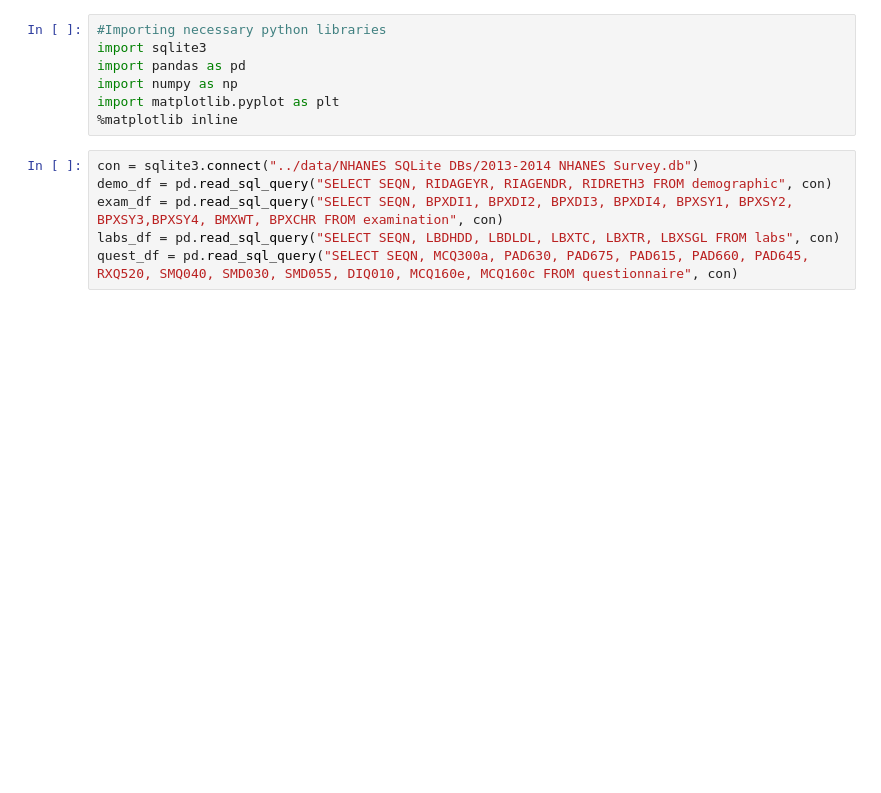
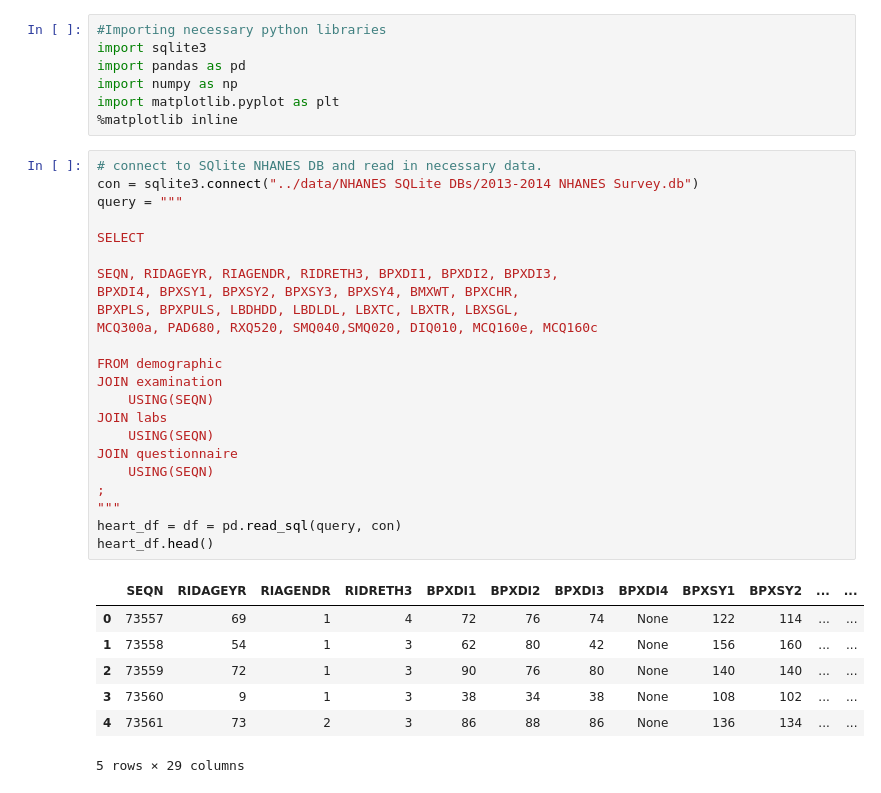
Before and after one commit to chrchristensen1/Deloitte-AI-Acadaemy-Final-Capstone-Project, a Jupyter notebook: Notebooks/Data Preparation.ipynb, the cells around one changed output. Cells and saved outputs as stored; diff of their text form; blank space fills up the shorter version.

```diff
--- a/Notebooks/Data Preparation.ipynb
+++ b/Notebooks/Data Preparation.ipynb
@@ -6,9 +6,34 @@ import numpy as np
 import matplotlib.pyplot as plt
 %matplotlib inline
 # %%
+# connect to SQlite NHANES DB and read in necessary data.
 con = sqlite3.connect("../data/NHANES SQLite DBs/2013-2014 NHANES Survey.db")
-demo_df = pd.read_sql_query("SELECT SEQN, RIDAGEYR, RIAGENDR, RIDRETH3 FROM demographic", con)
-exam_df = pd.read_sql_query("SELECT SEQN, BPXDI1, BPXDI2, BPXDI3, BPXDI4, BPXSY1, BPXSY2, BPXSY3,BPXSY4, BMXWT, BPXCHR FROM examination", con)
-labs_df = pd.read_sql_query("SELECT SEQN, LBDHDD, LBDLDL, LBXTC, LBXTR, LBXSGL FROM labs", con)
-quest_df = pd.read_sql_query("SELECT SEQN, MCQ300a, PAD630, PAD675, PAD615, PAD660, PAD645, RXQ520, SMQ040, SMD030, SMD055, DIQ010, MCQ160e, MCQ160c FROM questionnaire", con)
+query = """
+
+SELECT
+
+SEQN, RIDAGEYR, RIAGENDR, RIDRETH3, BPXDI1, BPXDI2, BPXDI3,
+BPXDI4, BPXSY1, BPXSY2, BPXSY3, BPXSY4, BMXWT, BPXCHR,
+BPXPLS, BPXPULS, LBDHDD, LBDLDL, LBXTC, LBXTR, LBXSGL,
+MCQ300a, PAD680, RXQ520, SMQ040,SMQ020, DIQ010, MCQ160e, MCQ160c
+
+FROM demographic
+JOIN examination
+    USING(SEQN)
+JOIN labs
+    USING(SEQN)
+JOIN questionnaire
+    USING(SEQN)
+;
+"""
+heart_df = df = pd.read_sql(query, con)
+heart_df.head()
+# %% [output]
+|  | SEQN | RIDAGEYR | RIAGENDR | RIDRETH3 | BPXDI1 | BPXDI2 | BPXDI3 | BPXDI4 | BPXSY1 | BPXSY2 | ... | ... |
+| 0 | 73557 | 69 | 1 | 4 | 72 | 76 | 74 | None | 122 | 114 | ... | ... |
+| 1 | 73558 | 54 | 1 | 3 | 62 | 80 | 42 | None | 156 | 160 | ... | ... |
+| 2 | 73559 | 72 | 1 | 3 | 90 | 76 | 80 | None | 140 | 140 | ... | ... |
+| 3 | 73560 | 9 | 1 | 3 | 38 | 34 | 38 | None | 108 | 102 | ... | ... |
+| 4 | 73561 | 73 | 2 | 3 | 86 | 88 | 86 | None | 136 | 134 | ... | ... |
+5 rows × 29 columns
 # %%
```
Also changed, not shown: parts of 16 cells of this notebook, 4 other files.
